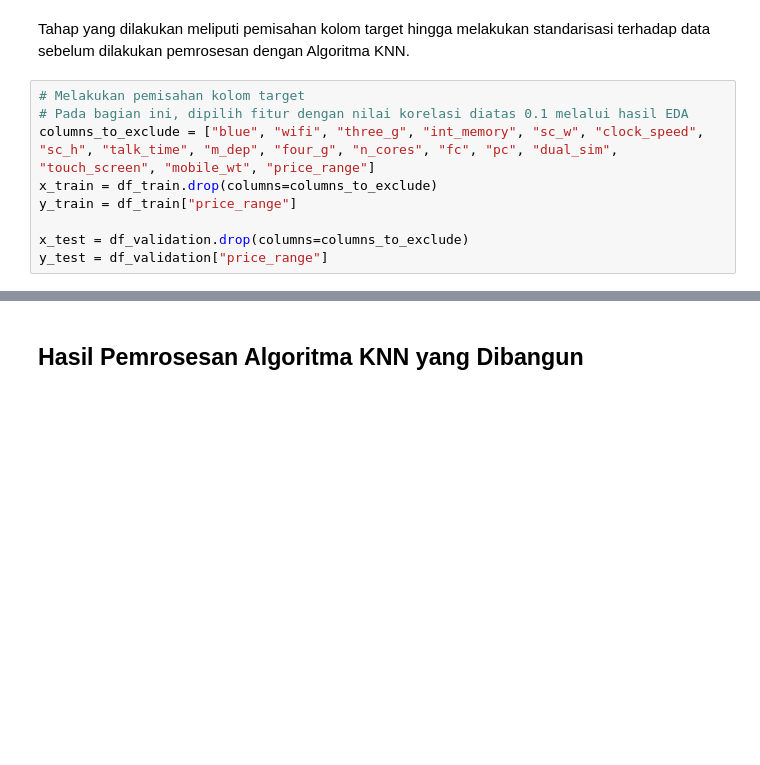
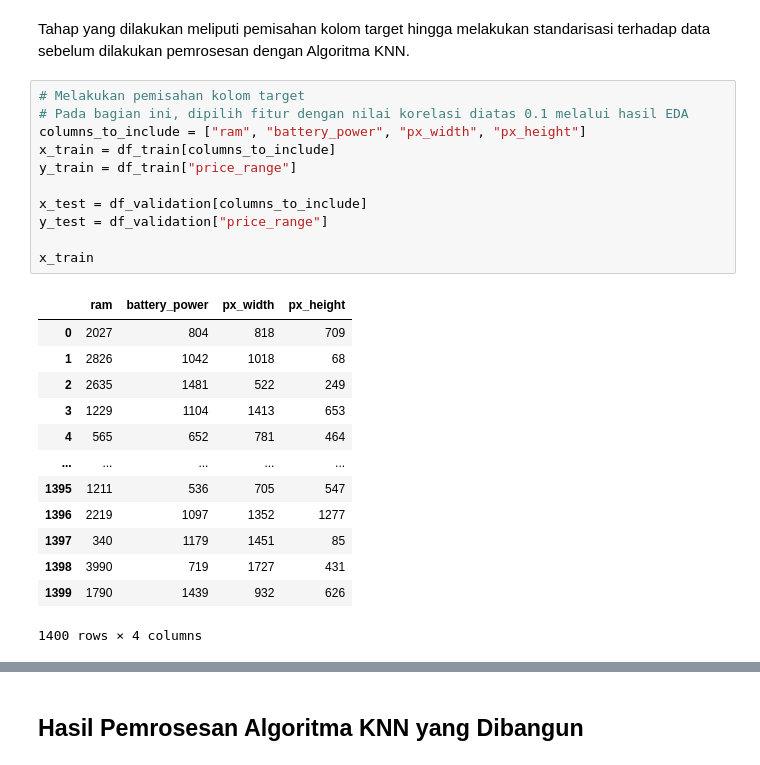
Before and after one commit to mikeleo03/Supervised-Learning-Algorithm, a Jupyter notebook: src/knn.ipynb, the cells around one changed output, grey strips where cells are left out. Cells and saved outputs as stored; diff of their text form; blank space fills up the shorter version.

```diff
--- a/src/knn.ipynb
+++ b/src/knn.ipynb
@@ -30,12 +43,28 @@ Tahap yang dilakukan meliputi pemisahan kolom target hingga melakukan standarisa
 # %%
 # Melakukan pemisahan kolom target
 # Pada bagian ini, dipilih fitur dengan nilai korelasi diatas 0.1 melalui hasil EDA
-columns_to_exclude = ["blue", "wifi", "three_g", "int_memory", "sc_w", "clock_speed", "sc_h", "talk_time", "m_dep", "four_g", "n_cores", "fc", "pc", "dual_sim", "touch_screen", "mobile_wt", "price_range"]
-x_train = df_train.drop(columns=columns_to_exclude)
+columns_to_include = ["ram", "battery_power", "px_width", "px_height"]
+x_train = df_train[columns_to_include]
 y_train = df_train["price_range"]
 
-x_test = df_validation.drop(columns=columns_to_exclude)
+x_test = df_validation[columns_to_include]
 y_test = df_validation["price_range"]
+
+x_train
+# %% [output]
+|  | ram | battery_power | px_width | px_height |
+| 0 | 2027 | 804 | 818 | 709 |
+| 1 | 2826 | 1042 | 1018 | 68 |
+| 2 | 2635 | 1481 | 522 | 249 |
+| 3 | 1229 | 1104 | 1413 | 653 |
+| 4 | 565 | 652 | 781 | 464 |
+| ... | ... | ... | ... | ... |
+| 1395 | 1211 | 536 | 705 | 547 |
+| 1396 | 2219 | 1097 | 1352 | 1277 |
+| 1397 | 340 | 1179 | 1451 | 85 |
+| 1398 | 3990 | 719 | 1727 | 431 |
+| 1399 | 1790 | 1439 | 932 | 626 |
+1400 rows × 4 columns
 # %%
 # Dilakukan standarisasi dengan scaler yang dibuat mandiri
 from utils.scaler import Scaler
```
Also changed, not shown: parts of 15 cells of this notebook, 6 other files.
